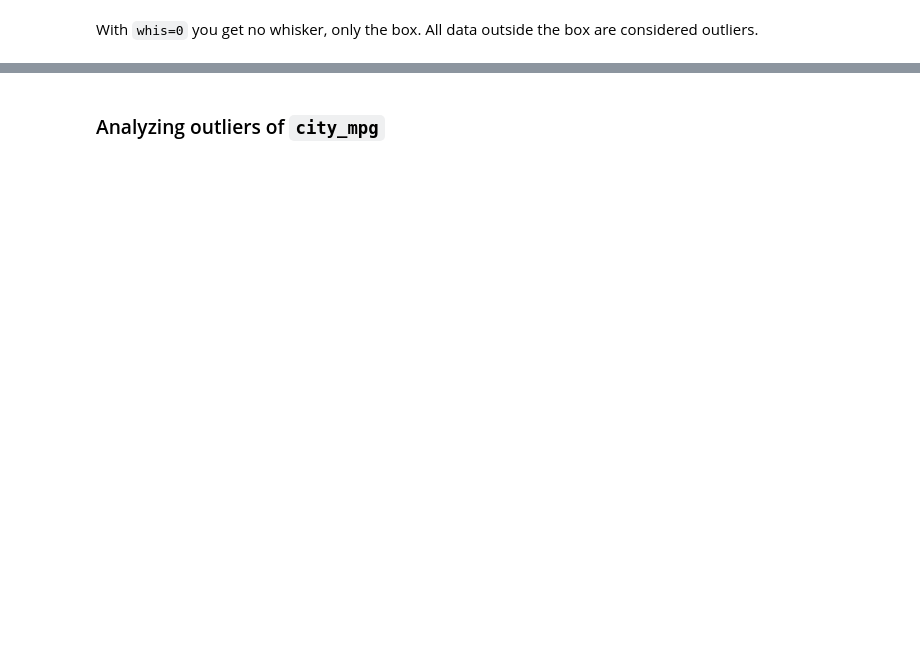
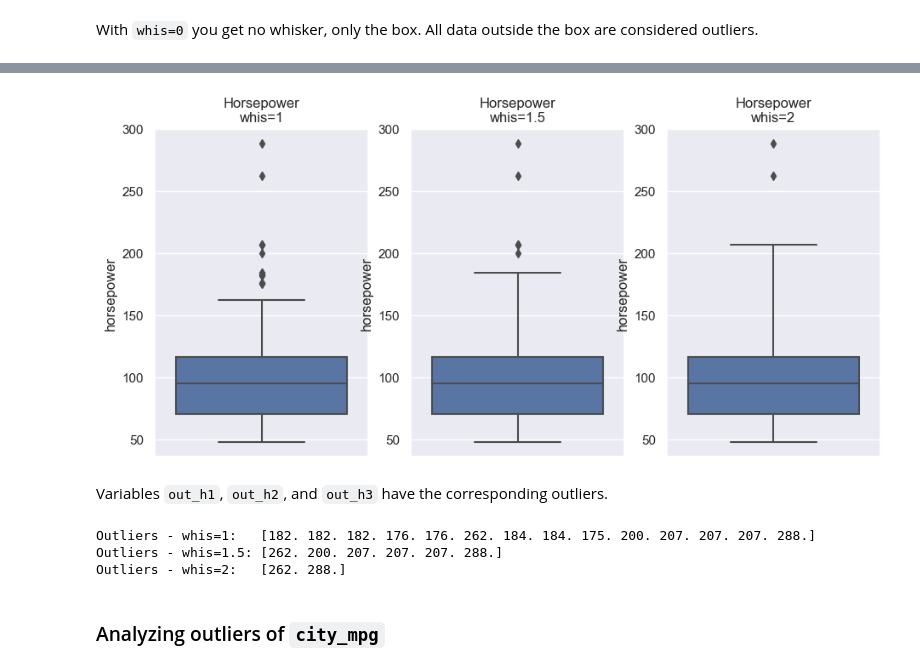
Before and after one commit to Goliath-Research/Data-pre-processing, a Jupyter notebook: Data-cleaning/04-outliers.ipynb, the cells around one changed output, grey strips where cells are left out. Saved outputs shown, nothing was run; the diff lists cells and outputs as text; code cells hidden in the pictures; blank space fills up the shorter version.

```diff
--- a/Data-cleaning/04-outliers.ipynb
+++ b/Data-cleaning/04-outliers.ipynb
@@ -120,3 +108,31 @@ Name: horsepower, dtype: float64
+# %%
+plt.figure(figsize=(11,5))
+
+plt.subplot(1,3,1)
+fig_h1, out_h1 = boxplot_outliers(df2.horsepower, whis=1)
+plt.title('Horsepower\nwhis=1')
+
+plt.subplot(1,3,2)
+fig_h2, out_h2 = boxplot_outliers(df2.horsepower, whis=1.5)
+plt.title('Horsepower\nwhis=1.5')
+
+plt.subplot(1,3,3)
+fig_h3, out_h3 = boxplot_outliers(df2.horsepower, whis=2)
+plt.title('Horsepower\nwhis=2')
+
+plt.show()
+# %% [output]
+[figure, added]
+# %% [markdown]
+Variables `out_h1`, `out_h2`, and `out_h3` have the corresponding outliers.
+# %%
+print('Outliers - whis=1:  ', out_h1.values)
+print('Outliers - whis=1.5:', out_h2.values)
+print('Outliers - whis=2:  ', out_h3.values)
+# %% [output]
+Outliers - whis=1:   [182. 182. 182. 176. 176. 262. 184. 184. 175. 200. 207. 207. 207. 288.]
+Outliers - whis=1.5: [262. 200. 207. 207. 207. 288.]
+Outliers - whis=2:   [262. 288.]
 # %% [markdown]
 ### Analyzing outliers of `city_mpg`
 # %%
```
Also changed, not shown: parts of 34 cells of this notebook.
